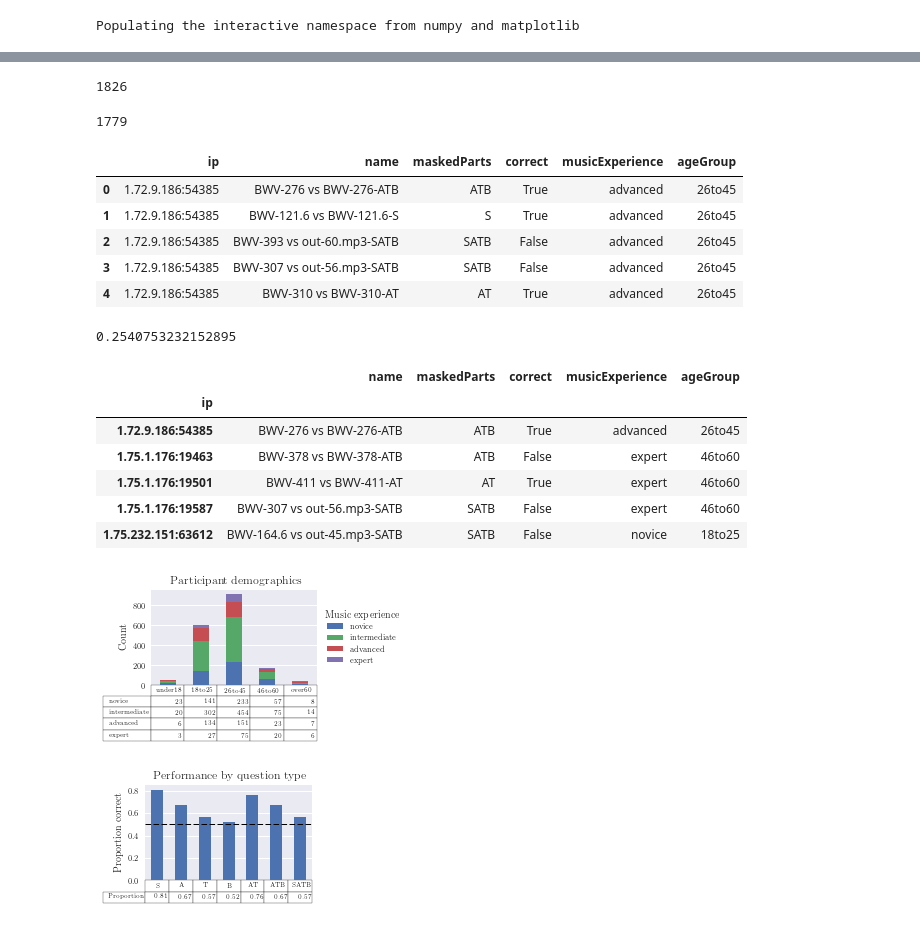
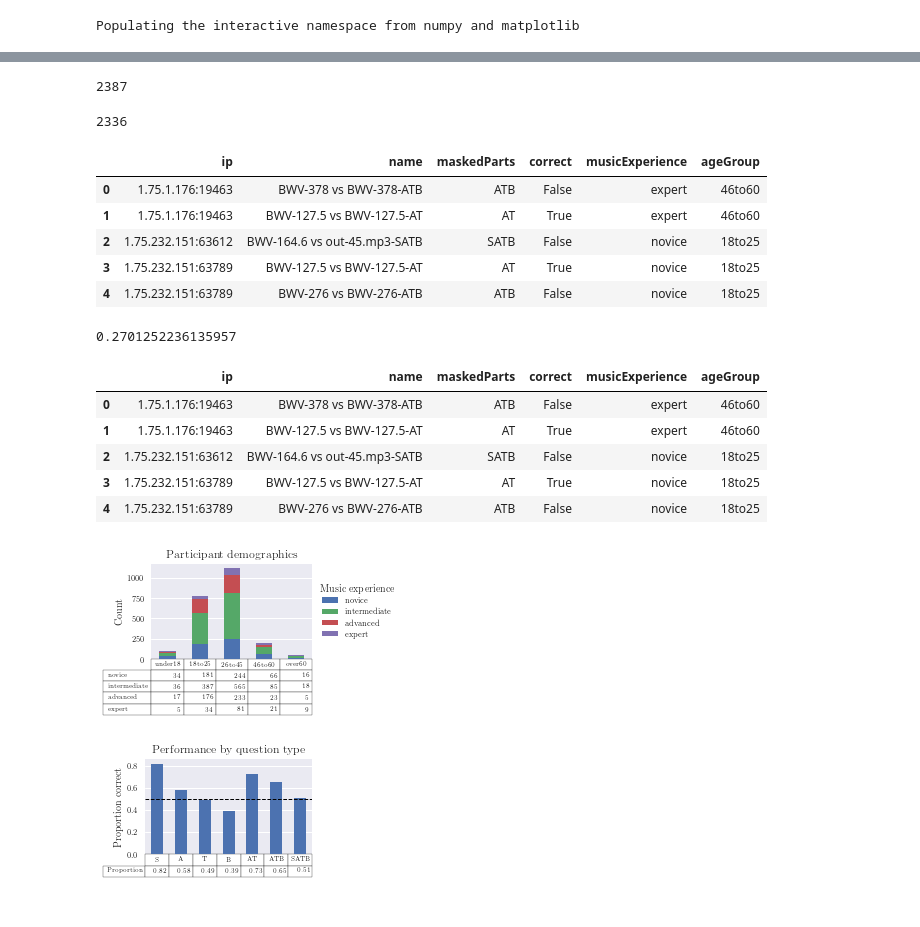
Before and after one commit to feynmanliang/bachbot-thesis, a Jupyter notebook: jupyter-notebooks/BachBot Responses.ipynb, the cells around one changed output, grey strips where cells are left out. Drawn from its saved outputs; the diff is of its cells as text; code cells hidden in the pictures.

```diff
--- a/jupyter-notebooks/BachBot Responses.ipynb
+++ b/jupyter-notebooks/BachBot Responses.ipynb
@@ -19,7 +19,7 @@ or matplotlib.backends is imported for the first time.
   warnings.warn(_use_error_msg)
 # %%
 EXPERIMENT_NAME = '8-1-bachbot-questions'
-RESPONSES_PATH = os.path.join('/home/fliang/Dropbox/Documents/16-17/research/bachbot-paper/data', EXPERIMENT_NAME)
+RESPONSES_PATH = os.path.join('/home/feynman/Dropbox/Documents/16-17/research/bachbot-paper/data', EXPERIMENT_NAME)
 
 MASK_ORDER = ['S', 'A', 'T', 'B', 'AT', 'ATB', 'SATB']
 AGE_GROUP_ORDER = ['under18', '18to25', '26to45', '46to60', 'over60']
@@ -70,7 +70,7 @@ def exact_CI(x, N, alpha=0.95):
 # %%
 def get_mask(response):
     names = map(lambda c: c['name'], response['choices'])
-    name = (n for n in names if re.match(".*-mask-.*|^out-.*", n)).next()
+    name = next((n for n in names if re.match(".*-mask-.*|^out-.*", n)))
     if name[:3] == 'out':
         return 'SATB'
     else:
@@ -79,8 +79,8 @@ def get_mask(response):
 # %%
 def get_name(response):
     names = map(lambda c: c['name'], response['choices'])
-    orig_name = '-'.join((n for n in names if re.match(".*-nomask-.*", n)).next().split('-')[:2])
-    gen_name = '-'.join((n for n in names if re.match(".*-mask-.*|^out-.*", n)).next().split('-')[:2]) \
+    orig_name = '-'.join(next((n for n in names if re.match(".*-nomask-.*", n))).split('-')[:2])
+    gen_name = '-'.join(next((n for n in names if re.match(".*-mask-.*|^out-.*", n))).split('-')[:2]) \
         + '-' + get_mask(response)
     return orig_name + ' vs ' + gen_name
 # %%
@@ -113,14 +113,14 @@ def make_error_bars2(props):
 blobs = [json.load(open(fp, 'r')) for fp in glob.glob(RESPONSES_PATH + '/*')]
 len(blobs)
 # %% [output]
-1826
+2387
 # %%
 first_attempt_by_ip(pd.DataFrame(blobs)).shape[0]
 # %% [output]
-1779
+2336
 # %%
 df = pd.DataFrame(
-    [(ip, name, maskedParts, correct) + tuple(row.userInfo.values())
+    [(ip, name, maskedParts, correct) + (row.userInfo['musicExperience'],) + (row.userInfo['ageGroup'],)
      for ip, row in first_attempt_by_ip(pd.DataFrame(blobs)).iterrows()
      for name, maskedParts, correct in process_responses(row.responses)],
     columns=('ip','name','maskedParts','correct','musicExperience','ageGroup'))
@@ -129,56 +129,51 @@ for col, order in ORDERS.items():
 df.head()
 # %% [output]
 |  | ip | name | maskedParts | correct | musicExperience | ageGroup |
-| 0 | 1.72.9.186:54385 | BWV-276 vs BWV-276-ATB | ATB | True | advanced | 26to45 |
-| 1 | 1.72.9.186:54385 | BWV-121.6 vs BWV-121.6-S | S | True | advanced | 26to45 |
-| 2 | 1.72.9.186:54385 | BWV-393 vs out-60.mp3-SATB | SATB | False | advanced | 26to45 |
-| 3 | 1.72.9.186:54385 | BWV-307 vs out-56.mp3-SATB | SATB | False | advanced | 26to45 |
-| 4 | 1.72.9.186:54385 | BWV-310 vs BWV-310-AT | AT | True | advanced | 26to45 |
+| 0 | 1.75.1.176:19463 | BWV-378 vs BWV-378-ATB | ATB | False | expert | 46to60 |
+| 1 | 1.75.1.176:19463 | BWV-127.5 vs BWV-127.5-AT | AT | True | expert | 46to60 |
+| 2 | 1.75.232.151:63612 | BWV-164.6 vs out-45.mp3-SATB | SATB | False | novice | 18to25 |
+| 3 | 1.75.232.151:63789 | BWV-127.5 vs BWV-127.5-AT | AT | True | novice | 18to25 |
+| 4 | 1.75.232.151:63789 | BWV-276 vs BWV-276-ATB | ATB | False | novice | 18to25 |
 # %%
-len(filter(lambda x: x in ['advanced','expert'], df.musicExperience)) * 1. / df.shape[0]
+len(list(filter(lambda x: x in ['advanced','expert'], df.musicExperience))) * 1. / df.shape[0]
 # %% [output]
-0.2540753232152895
+0.2701252236135957
 # %%
 df\
-.groupby(["ip"])\
-.first()\
 .head()
 # %% [output]
-|  | name | maskedParts | correct | musicExperience | ageGroup |
-| ip |  |  |  |  |  |
-| 1.72.9.186:54385 | BWV-276 vs BWV-276-ATB | ATB | True | advanced | 26to45 |
-| 1.75.1.176:19463 | BWV-378 vs BWV-378-ATB | ATB | False | expert | 46to60 |
-| 1.75.1.176:19501 | BWV-411 vs BWV-411-AT | AT | True | expert | 46to60 |
-| 1.75.1.176:19587 | BWV-307 vs out-56.mp3-SATB | SATB | False | expert | 46to60 |
-| 1.75.232.151:63612 | BWV-164.6 vs out-45.mp3-SATB | SATB | False | novice | 18to25 |
+|  | ip | name | maskedParts | correct | musicExperience | ageGroup |
+| 0 | 1.75.1.176:19463 | BWV-378 vs BWV-378-ATB | ATB | False | expert | 46to60 |
+| 1 | 1.75.1.176:19463 | BWV-127.5 vs BWV-127.5-AT | AT | True | expert | 46to60 |
+| 2 | 1.75.232.151:63612 | BWV-164.6 vs out-45.mp3-SATB | SATB | False | novice | 18to25 |
+| 3 | 1.75.232.151:63789 | BWV-127.5 vs BWV-127.5-AT | AT | True | novice | 18to25 |
+| 4 | 1.75.232.151:63789 | BWV-276 vs BWV-276-ATB | ATB | False | novice | 18to25 |
 # %%
 latexify(columns=1)
 
 ax = df\
-.groupby(["ip"])\
-.first()\
 .groupby(["ageGroup", "musicExperience"])\
 .apply(len)\
 .unstack(1)\
 .loc[ORDERS['ageGroup']]\
 [ORDERS['musicExperience']]\
 .fillna(0)\
 .plot.bar(table=True, stacked=True)
 ax.set_title('Participant demographics')
 ax.set_ylabel('Count')
 ax.get_xaxis().set_visible(False)   # Hide Ticks
 
 #ax.legend(title="Music experience", loc='best')
 # Shrink current axis by 20%, add legend to left
 box = ax.get_position()
 ax.set_position([box.x0, box.y0, box.width * 0.8, box.height])
 ax.legend(title="Music experience", loc='center left', bbox_to_anchor=(1, 0.5))
 
 plt.tight_layout()
 plt.savefig('responses-ageGroup-musicExperience.pgf', bbox_inches='tight', dpi=300)
 plt.show()
 # %% [output]
-[figure, old version]
+[figure, new version]
 # %%
 latexify(columns=1)
 
@@ -200,4 +195,4 @@ plt.tight_layout()
 plt.savefig('responses-mask.pgf', bbox_inches='tight', dpi=300)
 plt.show()
 # %% [output]
-[figure, old version]
+[figure, new version]
```
Also changed, not shown: parts of 10 cells of this notebook, 1 other file.
